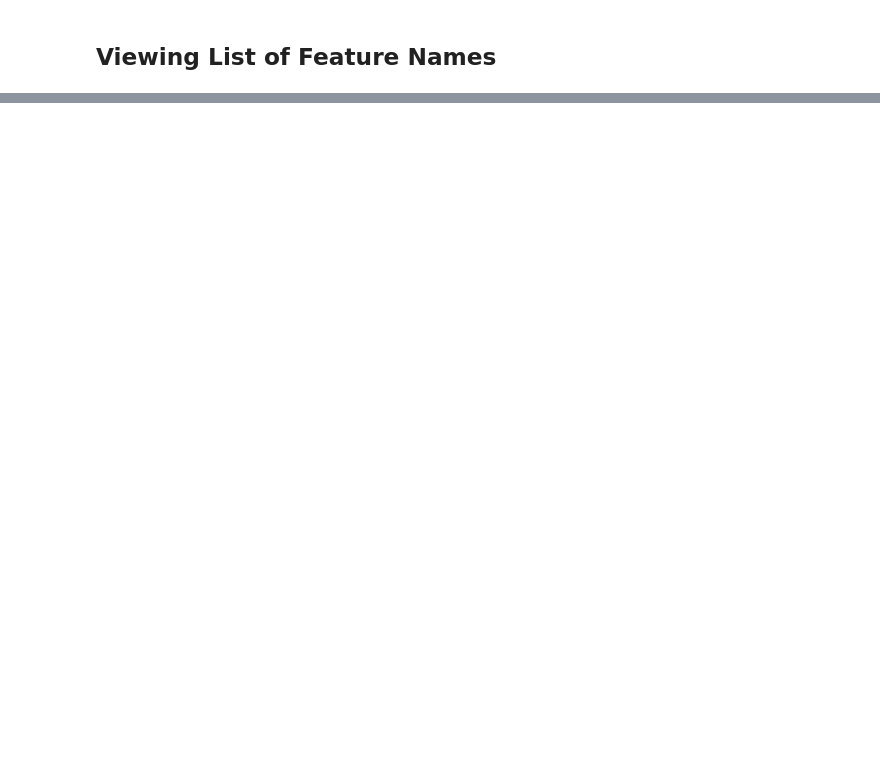
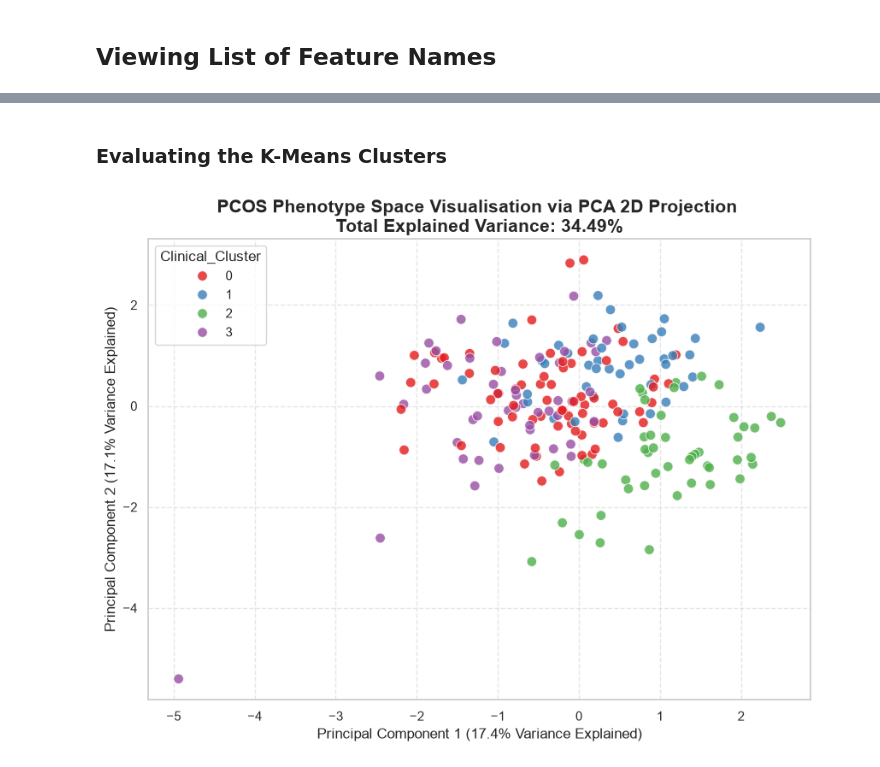
Before and after one commit to lbaxendale/masters_project, a Jupyter notebook: experimentation.ipynb, the cells around one changed output, grey strips where cells are left out. Drawn from its saved outputs; the diff is of its cells as text; code cells hidden in the pictures; blank space fills up the shorter version.

```diff
--- a/experimentation.ipynb
+++ b/experimentation.ipynb
@@ -63,0 +305,35 @@ for feature in feature_names:
+# %% [markdown]
+### Evaluating the K-Means Clusters
+# %%
+#The K-Means Clustering is in a 7-Dimensional Coordinate Space due to 7 phenotype features
+#Therefore to visualise the K-Means clusters, PCA is used to project the data to a 2D plane
+#This is to assess the maximum possible geometric variance between patients
+
+#Initialising PCA to reduce 7D scaled features down to 2 Principal Components
+pca = PCA(n_components=2, random_state=50)
+X_pca = pca.fit_transform(X_clustering_scaled)
+#Attaching these coordinates back to the filtered dataframe
+pcos_only_df['PCA_1'] = X_pca[:, 0]
+pcos_only_df['PCA_2'] = X_pca[:, 1]
+
+#Plotting the clusters onto a 2D Scatter Plot
+plt.figure(figsize=(10, 7))
+sns.scatterplot(
+    x='PCA_1', y='PCA_2',
+    hue='Clinical_Cluster',
+    palette='Set1',
+    data=pcos_only_df,
+    alpha=0.8,
+    edgecolor='w', s=70
+)
+
+#Calculating the variance explained by the axes
+exp_var = pca.explained_variance_ratio_ * 100
+
+plt.title(f'PCOS Phenotype Space Visualisation via PCA 2D Projection \nTotal Explained Variance: {exp_var[0]+exp_var[1]:.2f}%', fontsize=15, fontweight='bold')
+plt.xlabel(f'Principal Component 1 ({exp_var[0]:.1f}% Variance Explained)', fontsize=12)
+plt.ylabel(f'Principal Component 2 ({exp_var[1]:.1f}% Variance Explained)', fontsize=12)
+plt.grid(True, linestyle='--', alpha=0.5)
+plt.show()
+# %% [output]
+[figure, added]
```
Also changed, not shown: parts of 17 cells of this notebook.
